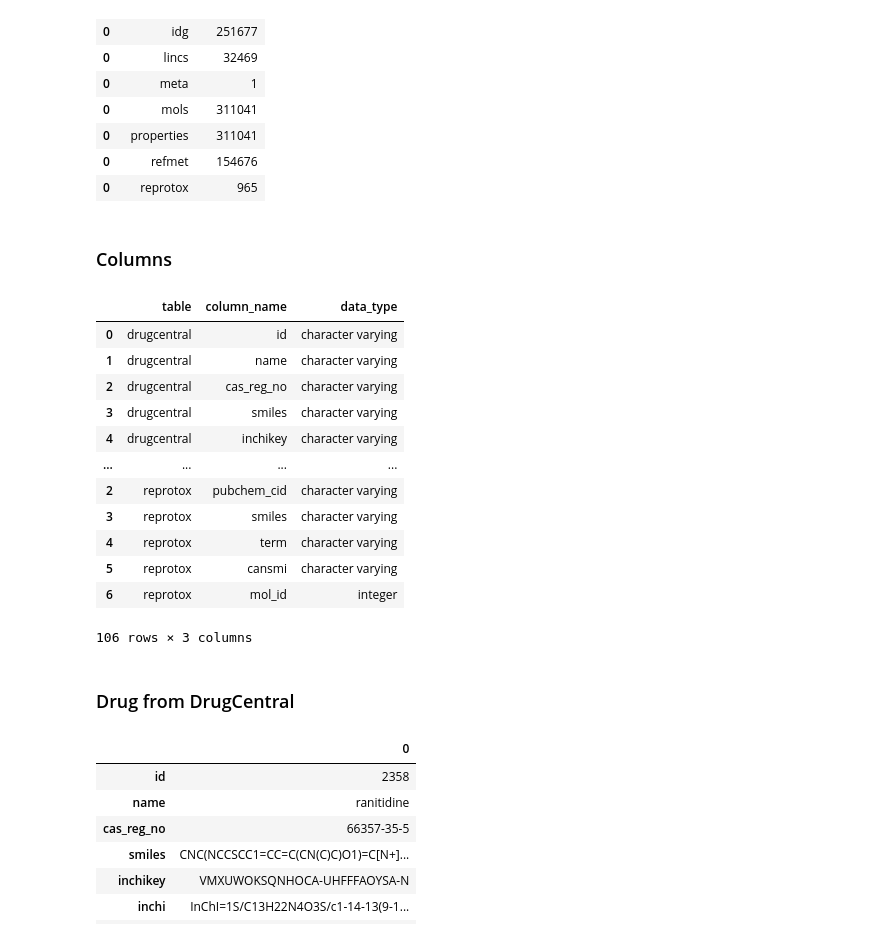
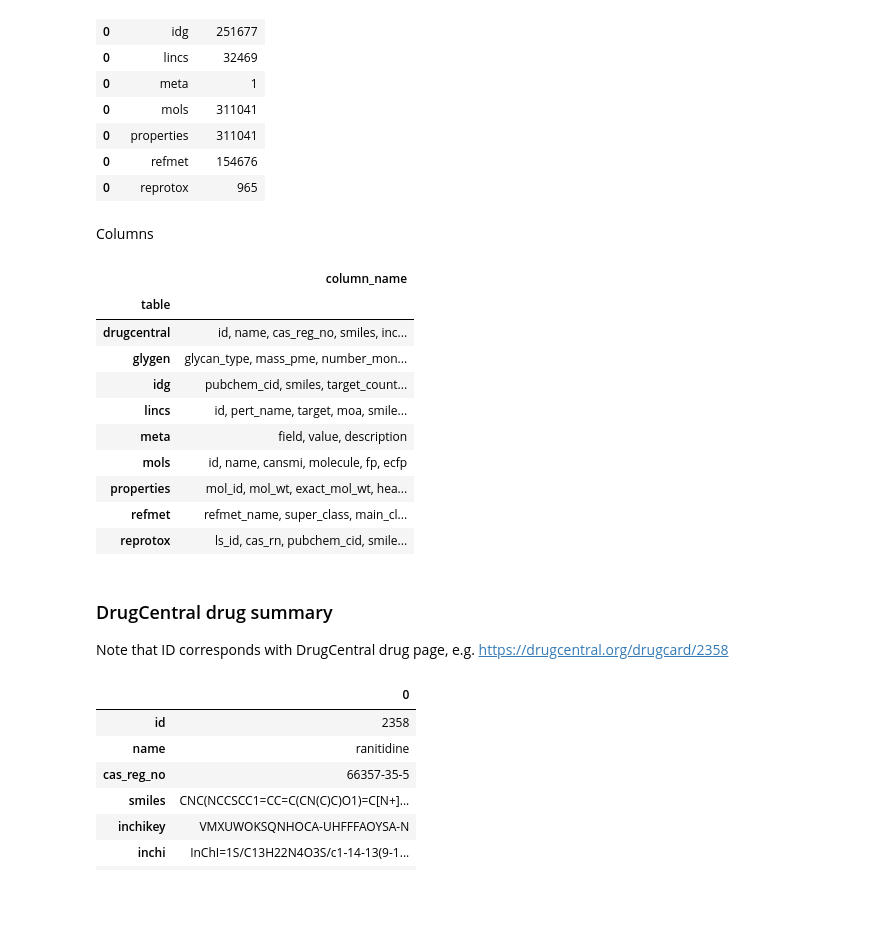
Before and after one commit to unmtransinfo/CFChemDb, a Jupyter notebook: notebooks/CFChemDb_RDKit_Colaboratory_Demo.ipynb, the cells around one changed output. Drawn from its saved outputs; the diff is of its cells as text; code cells hidden in the pictures; blank space fills up the shorter version.

```diff
--- a/notebooks/CFChemDb_RDKit_Colaboratory_Demo.ipynb
+++ b/notebooks/CFChemDb_RDKit_Colaboratory_Demo.ipynb
@@ -63,33 +72,31 @@ rowcounts
 | 0 | properties | 311041 |
 | 0 | refmet | 154676 |
 | 0 | reprotox | 965 |
-# %% [markdown]
-### Columns
+# %% [markdown]
+Columns
 # %%
 columns=None;
 for tname in tables.table_name:
   sql2 = (f"SELECT column_name,data_type FROM information_schema.columns WHERE table_schema = 'public' AND table_name = '{tname}'")
   df_this = pd.read_sql(sql2, dbcon)
   df_this["table"] = tname
   columns = df_this if columns is None else pd.concat([columns, df_this])
-columns = columns[["table", "column_name", "data_type"]]
-columns
+columns[["table", "column_name"]].groupby(["table"]).agg(lambda x: ', '.join(x))
 # %% [output]
-|  | table | column_name | data_type |
-| 0 | drugcentral | id | character varying |
-| 1 | drugcentral | name | character varying |
-| 2 | drugcentral | cas_reg_no | character varying |
-| 3 | drugcentral | smiles | character varying |
-| 4 | drugcentral | inchikey | character varying |
-| ... | ... | ... | ... |
-| 2 | reprotox | pubchem_cid | character varying |
-| 3 | reprotox | smiles | character varying |
-| 4 | reprotox | term | character varying |
-| 5 | reprotox | cansmi | character varying |
-| 6 | reprotox | mol_id | integer |
+|  | column_name |
+| table |  |
+| drugcentral | id, name, cas_reg_no, smiles, inc... |
+| glygen | glycan_type, mass_pme, number_mon... |
+| idg | pubchem_cid, smiles, target_count... |
+| lincs | id, pert_name, target, moa, smile... |
+| meta | field, value, description |
+| mols | id, name, cansmi, molecule, fp, ecfp |
+| properties | mol_id, mol_wt, exact_mol_wt, hea... |
+| refmet | refmet_name, super_class, main_cl... |
+| reprotox | ls_id, cas_rn, pubchem_cid, smile... |
-106 rows × 3 columns
-# %% [markdown]
-### Drug from DrugCentral
+# %% [markdown]
+### DrugCentral drug summary
+Note that ID corresponds with DrugCentral drug page, e.g. https://drugcentral.org/drugcard/2358
 # %%
 drug = pd.read_sql("SELECT * FROM drugcentral dc WHERE name = 'ranitidine'", dbcon)
 drug.transpose()
```
Also changed, not shown: parts of 21 cells of this notebook.
